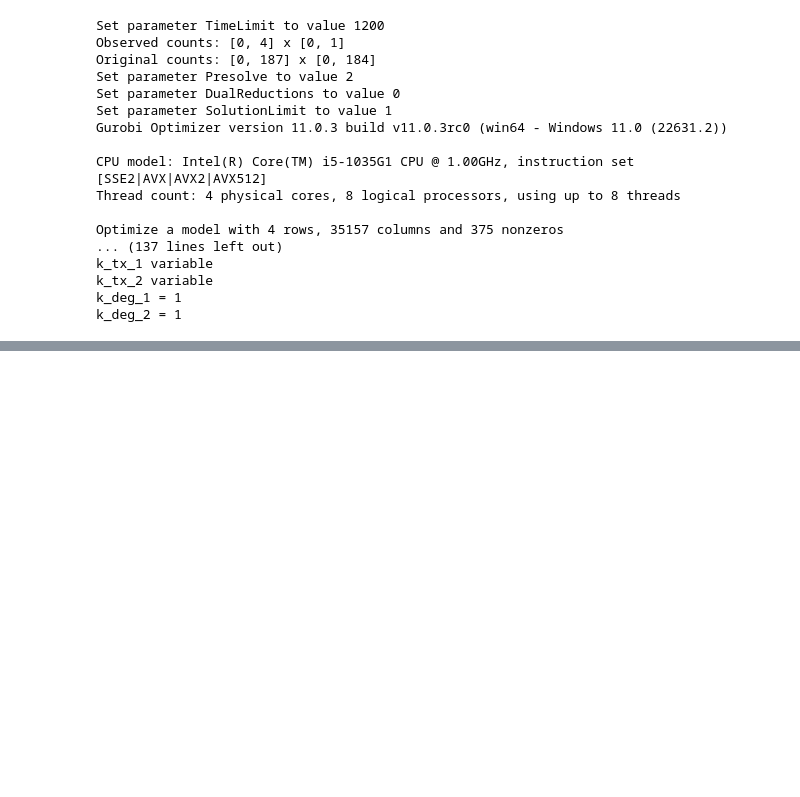
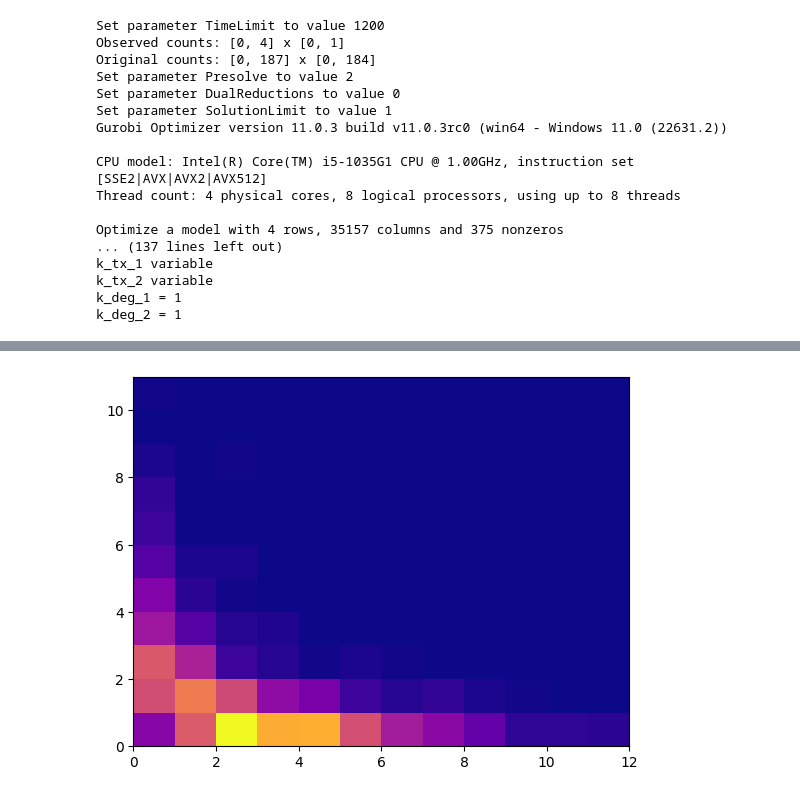
Before and after one commit to willjgh/M5R, a Jupyter notebook: Interaction/Realistic-Data/realistic_detection_test.ipynb, the cells around one changed output, grey strips where cells are left out. Saved outputs shown, nothing was run; the diff lists cells and outputs as text; code cells hidden in the pictures; blank space fills up the shorter version.

```diff
--- a/Interaction/Realistic-Data/realistic_detection_test.ipynb
+++ b/Interaction/Realistic-Data/realistic_detection_test.ipynb
@@ -777,0 +829,15 @@ k_deg_2 = 1
+# %%
+# select sample
+counts = counts_high
+i = 24
+
+sample = list(counts.loc[f'Gene-pair-{i}'])
+x1_sample = [x[0] for x in sample]
+x2_sample = [x[1] for x in sample]
+
+# plot dist
+plt.hist2d(x1_sample, x2_sample,
+           bins=[range(int(np.min(x1_sample)), int(np.max(x1_sample)) + 2), range(int(np.min(x2_sample)), int(np.max(x2_sample)) + 2)],
+           cmap='plasma');
+# %% [output]
+[figure, added]
```
Also changed, not shown: parts of 5 cells of this notebook.
